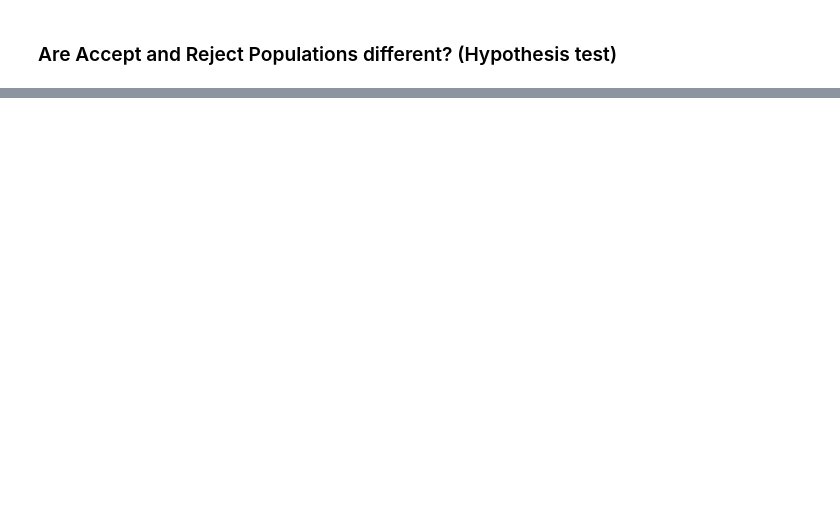
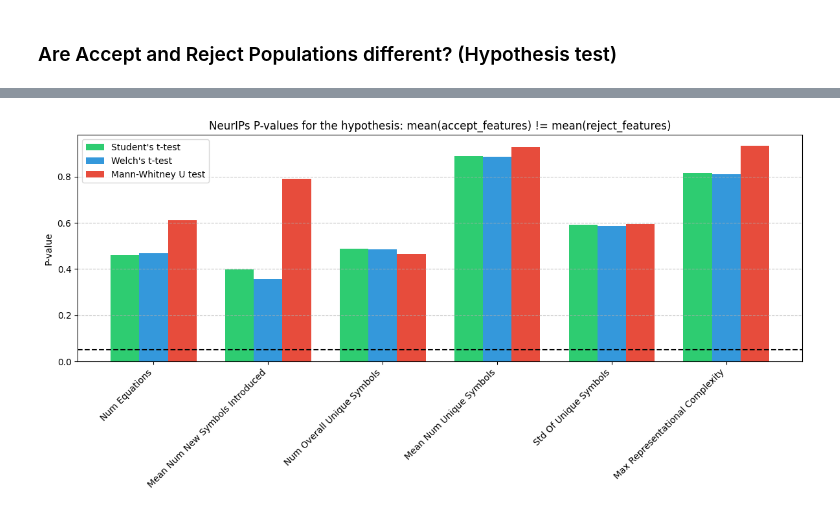
Before and after one commit to leonl42/DataLit, a Jupyter notebook: analysis/hypotheses.ipynb, the cells around one changed output, grey strips where cells are left out. Cells and saved outputs as stored; diff of their text form; code cells hidden in the pictures; blank space fills up the shorter version.

```diff
--- a/analysis/hypotheses.ipynb
+++ b/analysis/hypotheses.ipynb
@@ -114,11 +67,5 @@ plt.show()
 # %%
-import numpy as np
-from scipy import stats
-
 def compare_means(sample1, sample2, alpha=0.05):
-    """
-    Perform multiple hypothesis tests to compare means of two samples.
-    """
     t_stat, t_pval = stats.ttest_ind(sample1, sample2)
     welch_stat, welch_pval = stats.ttest_ind(sample1, sample2, equal_var=False)
     mw_stat, mw_pval = stats.mannwhitneyu(sample1, sample2, alternative='two-sided')
@@ -225,0 +151,50 @@ plt.show()
+# %%
+out = {}
+for name in feature_names:
+    data = neurips[name][iclr_indices]
+    sample1 = data[iclr_status == 1]
+    sample2 = data[iclr_status == 0]
+    results = compare_means(sample1, sample2)
+
+    res = {}
+    for test_name in ["Student's t-test", "Welch's t-test", "Mann-Whitney U test"]:
+        res[test_name.replace("'", "")] = results[test_name]['p-value']
+    out[name] = res
+# %%
+# Prepare data
+tests = ["Students t-test", "Welchs t-test", "Mann-Whitney U test"]
+features = list(data.keys())
+
+# Create arrays for each test
+students_data = [out[name]["Students t-test"] for name in feature_names]
+welch_data = [out[name]["Welchs t-test"] for name in feature_names]
+mann_whitney_data = [out[name]["Mann-Whitney U test"] for name in feature_names]
+
+# Set up the plot
+fig, ax = plt.subplots(figsize=(12, 6))
+
+# Create bars
+x = np.arange(len(feature_names))
+width = 0.25
+
+bars1 = ax.bar(x - width, students_data, width, label="Student's t-test", color='#2ecc71')
+bars2 = ax.bar(x, welch_data, width, label="Welch's t-test", color='#3498db')
+bars3 = ax.bar(x + width, mann_whitney_data, width, label="Mann-Whitney U test", color='#e74c3c')
+
+# Customize the plot
+ax.set_ylabel('P-value')
+ax.set_title('NeurIPs P-values for the hypothesis: mean(accept_features) != mean(reject_features)')
+ax.set_xticks(x)
+ax.set_xticklabels([feat.replace('_', ' ').title() for feat in feature_names], rotation=45, ha='right')
+ax.legend()
+
+# Add grid for better readability
+ax.grid(True, axis='y', linestyle='--', alpha=0.7)
+plt.axhline(0.05, linestyle="--", color="black", label="p-value = 0.05")
+
+# Adjust layout to prevent label cutoff
+plt.tight_layout()
+# Show plot
+plt.show()
+# %% [output]
+[figure, added]
```
Also changed, not shown: parts of 10 cells of this notebook.
